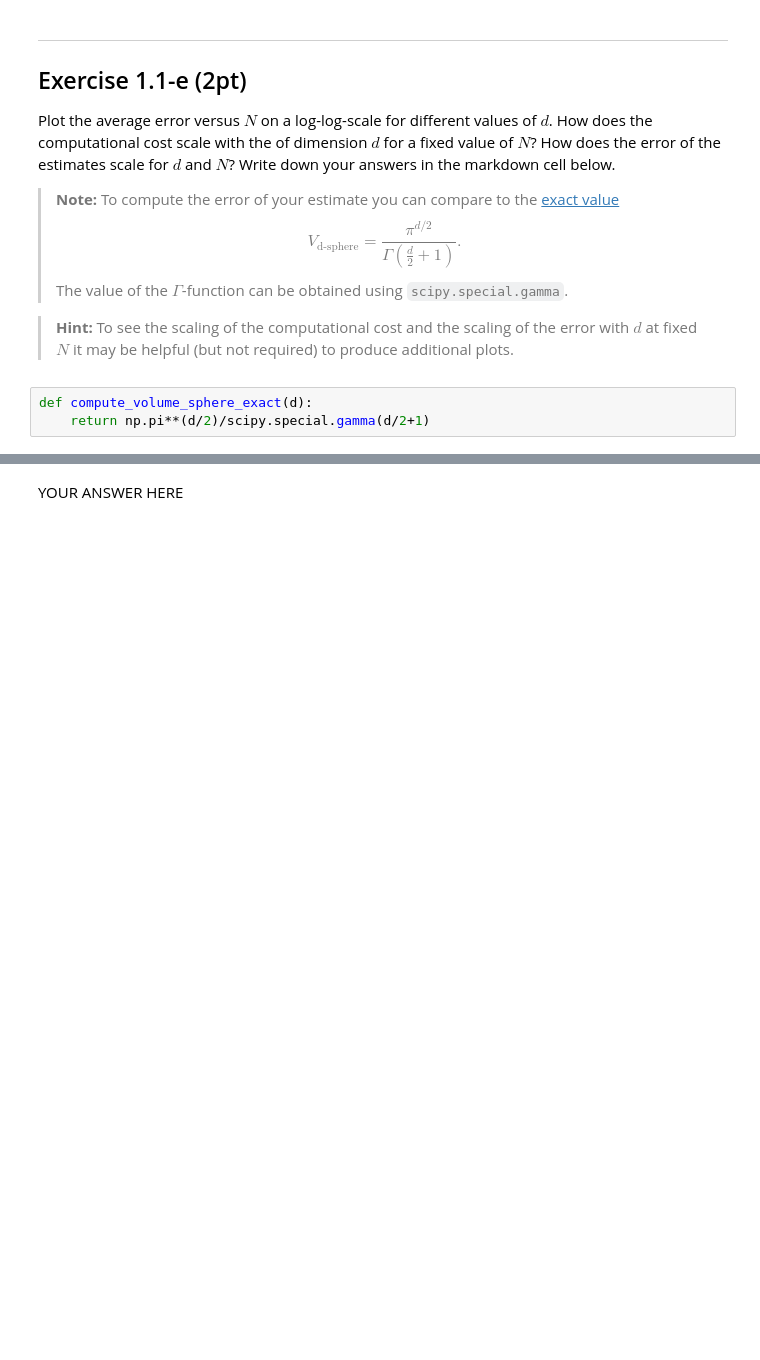
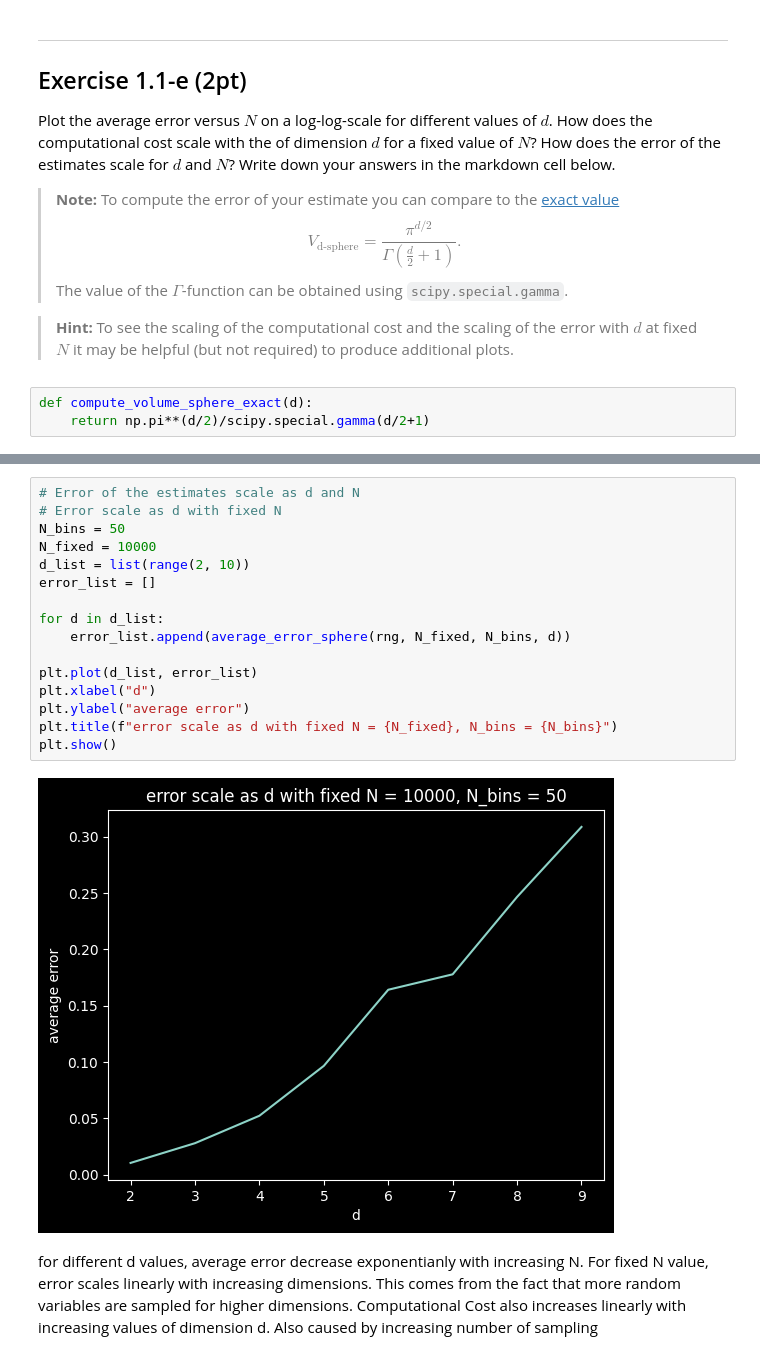
Before and after one commit to YommoY-official/CompManyBody, a Jupyter notebook: exercises/ex01_monte_carlo/ex01.1_estimate_pi.ipynb, the cells around one changed output, grey strips where cells are left out. Drawn from its saved outputs; the diff is of its cells as text; blank space fills up the shorter version.

```diff
--- a/exercises/ex01_monte_carlo/ex01.1_estimate_pi.ipynb
+++ b/exercises/ex01_monte_carlo/ex01.1_estimate_pi.ipynb
@@ -110,2 +248,20 @@ def compute_volume_sphere_exact(d):
+# %%
+# Error of the estimates scale as d and N
+# Error scale as d with fixed N
+N_bins = 50
+N_fixed = 10000
+d_list = list(range(2, 10))
+error_list = []
+
+for d in d_list:
+    error_list.append(average_error_sphere(rng, N_fixed, N_bins, d))
+
+plt.plot(d_list, error_list)
+plt.xlabel("d")
+plt.ylabel("average error")
+plt.title(f"error scale as d with fixed N = {N_fixed}, N_bins = {N_bins}")
+plt.show()
+# %% [output]
+[figure, added]
 # %% [markdown]
-YOUR ANSWER HERE
+for different d values, average error decrease exponentianly with increasing N. For fixed N value, error scales linearly with increasing dimensions. This comes from the fact that more random variables are sampled for higher dimensions. Computational Cost also increases linearly with increasing values of dimension d. Also caused by increasing number of sampling
```
Also changed, not shown: parts of 10 cells of this notebook, 1 other file.
